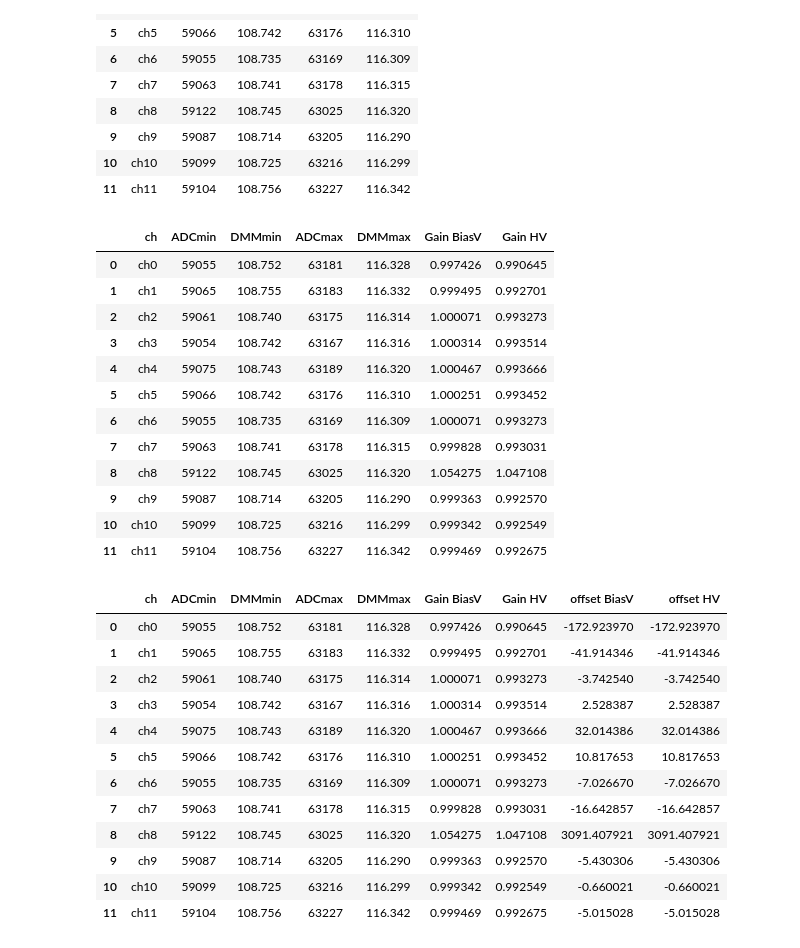
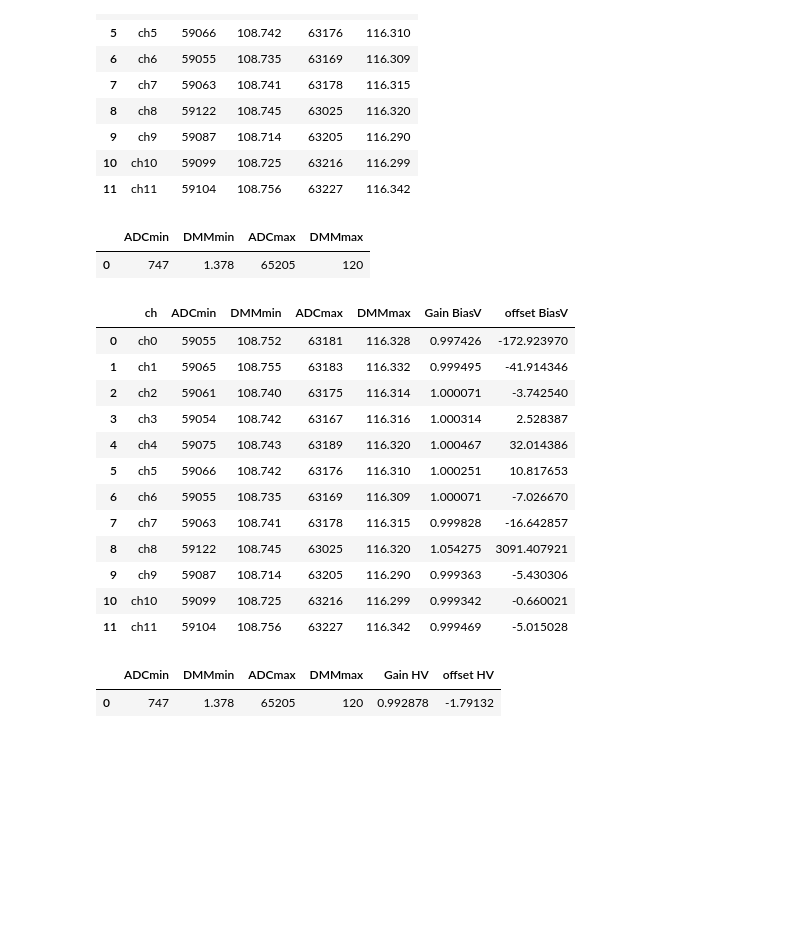
Before and after one commit to stbordoni/calib, a Jupyter notebook: ana_calib_SN04_testsfinal.ipynb, the cells around one changed output. Drawn from its saved outputs; the diff is of its cells as text; code cells hidden in the pictures; blank space fills up the shorter version.

```diff
--- a/ana_calib_SN04_testsfinal.ipynb
+++ b/ana_calib_SN04_testsfinal.ipynb
@@ -40,42 +40,40 @@ df
 | 9 | ch9 | 59087 | 108.714 | 63205 | 116.290 |
 | 10 | ch10 | 59099 | 108.725 | 63216 | 116.299 |
 | 11 | ch11 | 59104 | 108.756 | 63227 | 116.342 |
+# %%
+data_HV = {'ADCmin': [0x02EB], 'DMMmin': [1.378], 'ADCmax': [0xFEB5], 'DMMmax': [120]}
+df_HV = pd.DataFrame(data=data_HV)
+df_HV
+# %% [output]
+|  | ADCmin | DMMmin | ADCmax | DMMmax |
+| 0 | 747 | 1.378 | 65205 | 120 |
 # %%
-df = compute_gain(df, 'biasV')
-df = compute_gain(df, 'HV')
+#df = compute_gain(df, 'biasV')
+#df = compute_gain(df, 'HV')
+df = biasV_params(df)
 df
 # %% [output]
-|  | ch | ADCmin | DMMmin | ADCmax | DMMmax | Gain BiasV | Gain HV |
-| 0 | ch0 | 59055 | 108.752 | 63181 | 116.328 | 0.997426 | 0.990645 |
-| 1 | ch1 | 59065 | 108.755 | 63183 | 116.332 | 0.999495 | 0.992701 |
-| 2 | ch2 | 59061 | 108.740 | 63175 | 116.314 | 1.000071 | 0.993273 |
-| 3 | ch3 | 59054 | 108.742 | 63167 | 116.316 | 1.000314 | 0.993514 |
-| 4 | ch4 | 59075 | 108.743 | 63189 | 116.320 | 1.000467 | 0.993666 |
-| 5 | ch5 | 59066 | 108.742 | 63176 | 116.310 | 1.000251 | 0.993452 |
-| 6 | ch6 | 59055 | 108.735 | 63169 | 116.309 | 1.000071 | 0.993273 |
-| 7 | ch7 | 59063 | 108.741 | 63178 | 116.315 | 0.999828 | 0.993031 |
-| 8 | ch8 | 59122 | 108.745 | 63025 | 116.320 | 1.054275 | 1.047108 |
-| 9 | ch9 | 59087 | 108.714 | 63205 | 116.290 | 0.999363 | 0.992570 |
-| 10 | ch10 | 59099 | 108.725 | 63216 | 116.299 | 0.999342 | 0.992549 |
-| 11 | ch11 | 59104 | 108.756 | 63227 | 116.342 | 0.999469 | 0.992675 |
+|  | ch | ADCmin | DMMmin | ADCmax | DMMmax | Gain BiasV | offset BiasV |
+| 0 | ch0 | 59055 | 108.752 | 63181 | 116.328 | 0.997426 | -172.923970 |
+| 1 | ch1 | 59065 | 108.755 | 63183 | 116.332 | 0.999495 | -41.914346 |
+| 2 | ch2 | 59061 | 108.740 | 63175 | 116.314 | 1.000071 | -3.742540 |
+| 3 | ch3 | 59054 | 108.742 | 63167 | 116.316 | 1.000314 | 2.528387 |
+| 4 | ch4 | 59075 | 108.743 | 63189 | 116.320 | 1.000467 | 32.014386 |
+| 5 | ch5 | 59066 | 108.742 | 63176 | 116.310 | 1.000251 | 10.817653 |
+| 6 | ch6 | 59055 | 108.735 | 63169 | 116.309 | 1.000071 | -7.026670 |
+| 7 | ch7 | 59063 | 108.741 | 63178 | 116.315 | 0.999828 | -16.642857 |
+| 8 | ch8 | 59122 | 108.745 | 63025 | 116.320 | 1.054275 | 3091.407921 |
+| 9 | ch9 | 59087 | 108.714 | 63205 | 116.290 | 0.999363 | -5.430306 |
+| 10 | ch10 | 59099 | 108.725 | 63216 | 116.299 | 0.999342 | -0.660021 |
+| 11 | ch11 | 59104 | 108.756 | 63227 | 116.342 | 0.999469 | -5.015028 |
 # %%
-df = compute_offset(df, 'biasV')
-df = compute_offset(df, 'HV')
-df
+#df = compute_offset(df, 'biasV')
+#df = compute_offset(df_HV, 'HV')
+df_HV = HV_params(df_HV)
+df_HV
 # %% [output]
-|  | ch | ADCmin | DMMmin | ADCmax | DMMmax | Gain BiasV | Gain HV | offset BiasV | offset HV |
-| 0 | ch0 | 59055 | 108.752 | 63181 | 116.328 | 0.997426 | 0.990645 | -172.923970 | -172.923970 |
-| 1 | ch1 | 59065 | 108.755 | 63183 | 116.332 | 0.999495 | 0.992701 | -41.914346 | -41.914346 |
-| 2 | ch2 | 59061 | 108.740 | 63175 | 116.314 | 1.000071 | 0.993273 | -3.742540 | -3.742540 |
-| 3 | ch3 | 59054 | 108.742 | 63167 | 116.316 | 1.000314 | 0.993514 | 2.528387 | 2.528387 |
-| 4 | ch4 | 59075 | 108.743 | 63189 | 116.320 | 1.000467 | 0.993666 | 32.014386 | 32.014386 |
-| 5 | ch5 | 59066 | 108.742 | 63176 | 116.310 | 1.000251 | 0.993452 | 10.817653 | 10.817653 |
-| 6 | ch6 | 59055 | 108.735 | 63169 | 116.309 | 1.000071 | 0.993273 | -7.026670 | -7.026670 |
-| 7 | ch7 | 59063 | 108.741 | 63178 | 116.315 | 0.999828 | 0.993031 | -16.642857 | -16.642857 |
-| 8 | ch8 | 59122 | 108.745 | 63025 | 116.320 | 1.054275 | 1.047108 | 3091.407921 | 3091.407921 |
-| 9 | ch9 | 59087 | 108.714 | 63205 | 116.290 | 0.999363 | 0.992570 | -5.430306 | -5.430306 |
-| 10 | ch10 | 59099 | 108.725 | 63216 | 116.299 | 0.999342 | 0.992549 | -0.660021 | -0.660021 |
-| 11 | ch11 | 59104 | 108.756 | 63227 | 116.342 | 0.999469 | 0.992675 | -5.015028 | -5.015028 |
+|  | ADCmin | DMMmin | ADCmax | DMMmax | Gain HV | offset HV |
+| 0 | 747 | 1.378 | 65205 | 120 | 0.992878 | -1.79132 |
 # %%
 df = convertADC(df)
 df
```
Also changed, not shown: parts of 13 cells of this notebook, 1 other file.
